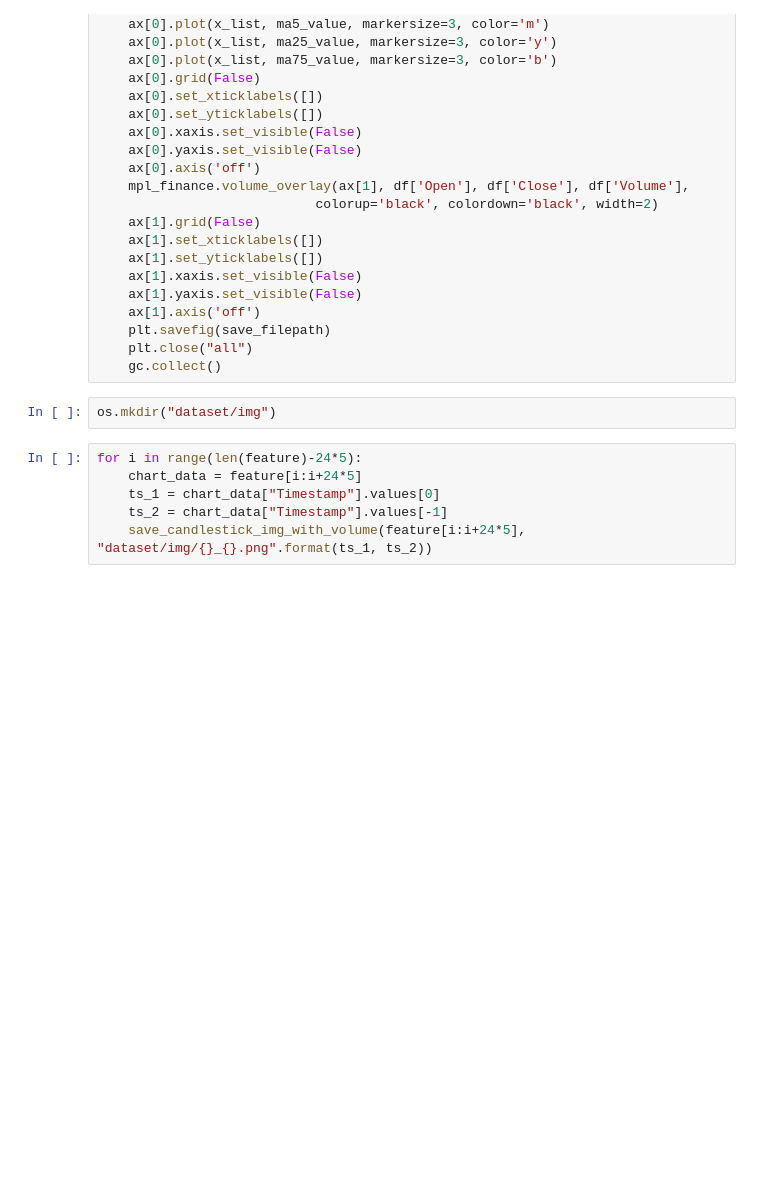
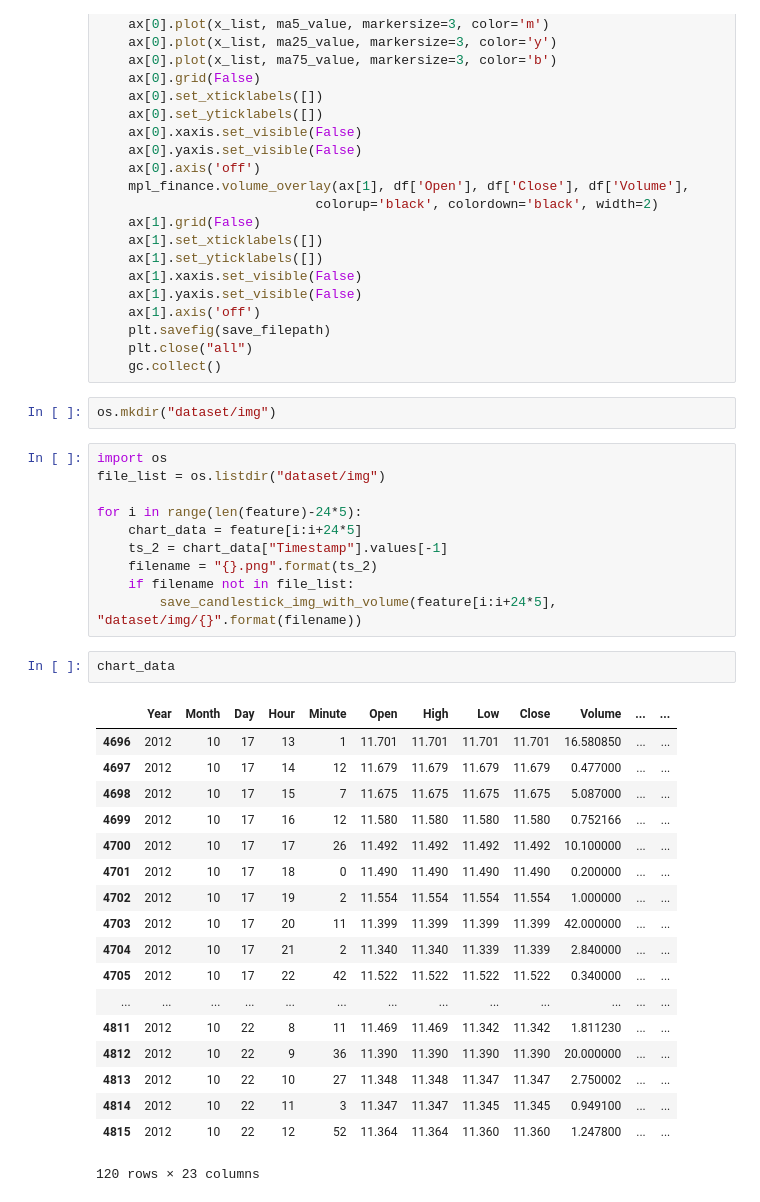
Before and after one commit to shiibashi/work, a Jupyter notebook: rl_v11/make_dataset.ipynb, the cells around one changed output. Drawn from its saved outputs; the diff is of its cells as text; blank space fills up the shorter version.

```diff
--- a/rl_v11/make_dataset.ipynb
+++ b/rl_v11/make_dataset.ipynb
@@ -126,8 +128,33 @@ def save_candlestick_img_with_volume(df, save_filepath):
 # %%
 os.mkdir("dataset/img")
 # %%
+import os
+file_list = os.listdir("dataset/img")
+
 for i in range(len(feature)-24*5):
     chart_data = feature[i:i+24*5]
-    ts_1 = chart_data["Timestamp"].values[0]
     ts_2 = chart_data["Timestamp"].values[-1]
-    save_candlestick_img_with_volume(feature[i:i+24*5], "dataset/img/{}_{}.png".format(ts_1, ts_2))
+    filename = "{}.png".format(ts_2)
+    if filename not in file_list:
+        save_candlestick_img_with_volume(feature[i:i+24*5], "dataset/img/{}".format(filename))
+# %%
+chart_data
+# %% [output]
+|  | Year | Month | Day | Hour | Minute | Open | High | Low | Close | Volume | ... | ... |
+| 4696 | 2012 | 10 | 17 | 13 | 1 | 11.701 | 11.701 | 11.701 | 11.701 | 16.580850 | ... | ... |
+| 4697 | 2012 | 10 | 17 | 14 | 12 | 11.679 | 11.679 | 11.679 | 11.679 | 0.477000 | ... | ... |
+| 4698 | 2012 | 10 | 17 | 15 | 7 | 11.675 | 11.675 | 11.675 | 11.675 | 5.087000 | ... | ... |
+| 4699 | 2012 | 10 | 17 | 16 | 12 | 11.580 | 11.580 | 11.580 | 11.580 | 0.752166 | ... | ... |
+| 4700 | 2012 | 10 | 17 | 17 | 26 | 11.492 | 11.492 | 11.492 | 11.492 | 10.100000 | ... | ... |
+| 4701 | 2012 | 10 | 17 | 18 | 0 | 11.490 | 11.490 | 11.490 | 11.490 | 0.200000 | ... | ... |
+| 4702 | 2012 | 10 | 17 | 19 | 2 | 11.554 | 11.554 | 11.554 | 11.554 | 1.000000 | ... | ... |
+| 4703 | 2012 | 10 | 17 | 20 | 11 | 11.399 | 11.399 | 11.399 | 11.399 | 42.000000 | ... | ... |
+| 4704 | 2012 | 10 | 17 | 21 | 2 | 11.340 | 11.340 | 11.339 | 11.339 | 2.840000 | ... | ... |
+| 4705 | 2012 | 10 | 17 | 22 | 42 | 11.522 | 11.522 | 11.522 | 11.522 | 0.340000 | ... | ... |
+| ... | ... | ... | ... | ... | ... | ... | ... | ... | ... | ... | ... | ... |
+| 4811 | 2012 | 10 | 22 | 8 | 11 | 11.469 | 11.469 | 11.342 | 11.342 | 1.811230 | ... | ... |
+| 4812 | 2012 | 10 | 22 | 9 | 36 | 11.390 | 11.390 | 11.390 | 11.390 | 20.000000 | ... | ... |
+| 4813 | 2012 | 10 | 22 | 10 | 27 | 11.348 | 11.348 | 11.347 | 11.347 | 2.750002 | ... | ... |
+| 4814 | 2012 | 10 | 22 | 11 | 3 | 11.347 | 11.347 | 11.345 | 11.345 | 0.949100 | ... | ... |
+| 4815 | 2012 | 10 | 22 | 12 | 52 | 11.364 | 11.364 | 11.360 | 11.360 | 1.247800 | ... | ... |
+120 rows × 23 columns
```
Also changed, not shown: parts of 1 cell of this notebook.
